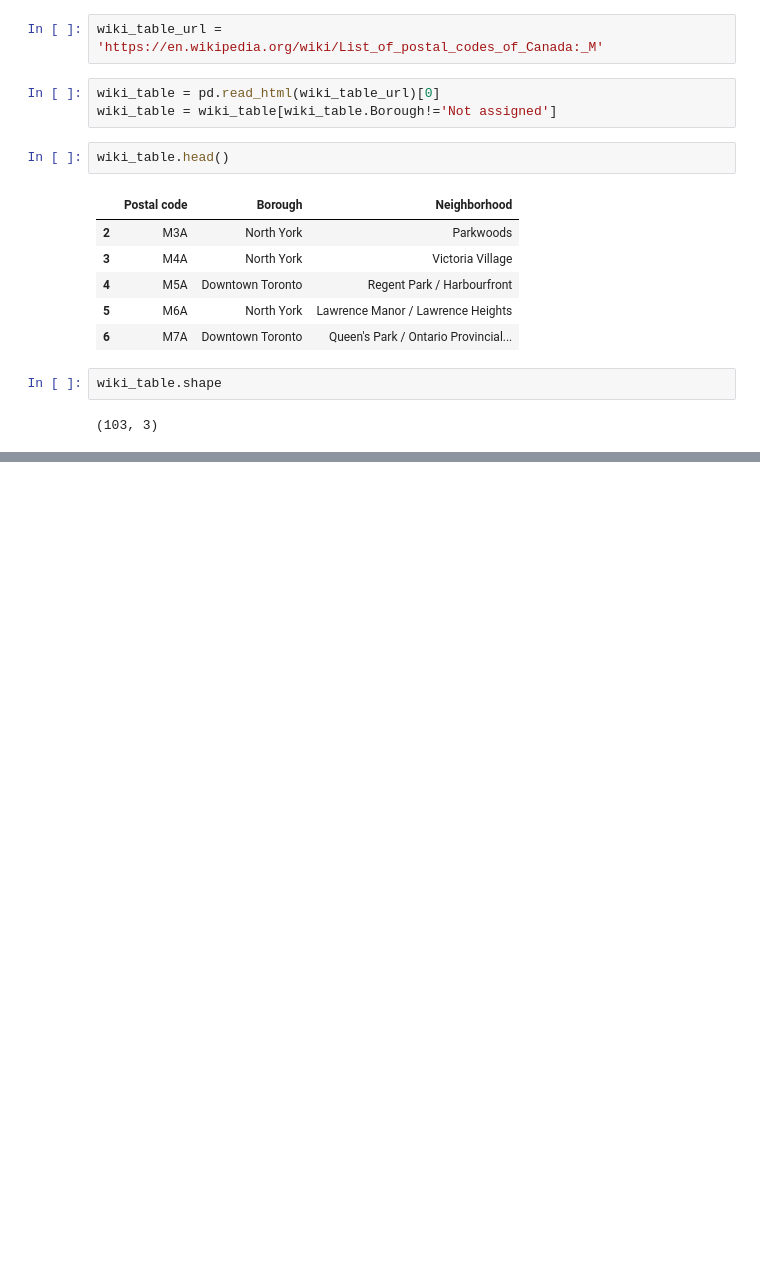
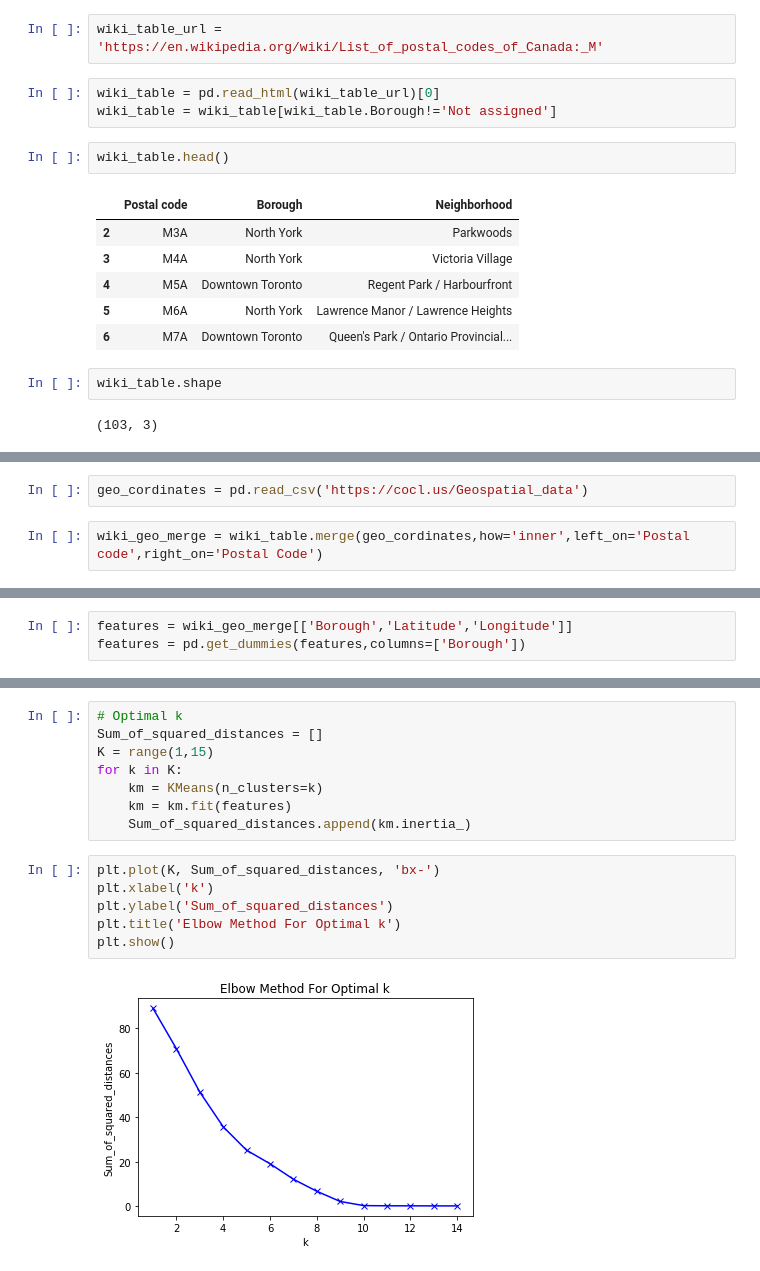
Before and after one commit to doguskidik/Coursera_Capstone, a Jupyter notebook: Segmenting and Clustering Neighborhoods in Toronto.ipynb, the cells around one changed output, grey strips where cells are left out. Saved outputs shown, nothing was run; the diff lists cells and outputs as text; blank space fills up the shorter version.

```diff
--- a/Segmenting and Clustering Neighborhoods in Toronto.ipynb
+++ b/Segmenting and Clustering Neighborhoods in Toronto.ipynb
@@ -20,0 +42,4 @@ wiki_table.shape
+# %%
+geo_cordinates = pd.read_csv('https://cocl.us/Geospatial_data')
+# %%
+wiki_geo_merge = wiki_table.merge(geo_cordinates,how='inner',left_on='Postal code',right_on='Postal Code')
@@ -20,0 +57,3 @@ wiki_table.shape
+# %%
+features = wiki_geo_merge[['Borough','Latitude','Longitude']]
+features = pd.get_dummies(features,columns=['Borough'])
@@ -20,0 +69,16 @@ wiki_table.shape
+# %%
+# Optimal k
+Sum_of_squared_distances = []
+K = range(1,15)
+for k in K:
+    km = KMeans(n_clusters=k)
+    km = km.fit(features)
+    Sum_of_squared_distances.append(km.inertia_)
+# %%
+plt.plot(K, Sum_of_squared_distances, 'bx-')
+plt.xlabel('k')
+plt.ylabel('Sum_of_squared_distances')
+plt.title('Elbow Method For Optimal k')
+plt.show()
+# %% [output]
+[figure, added]
```
Also changed, not shown: parts of 13 cells of this notebook.
